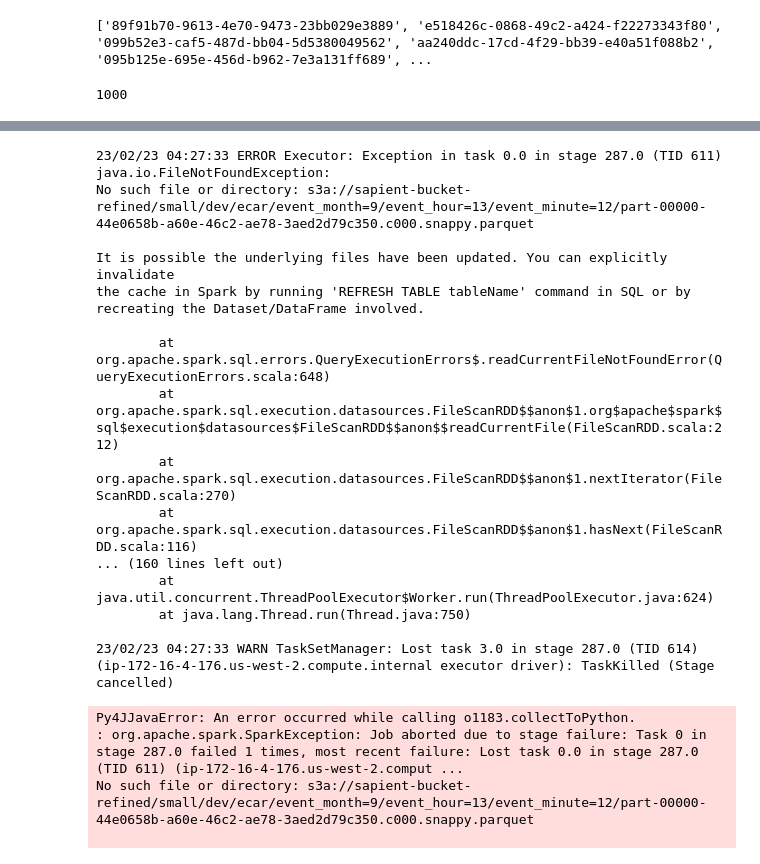
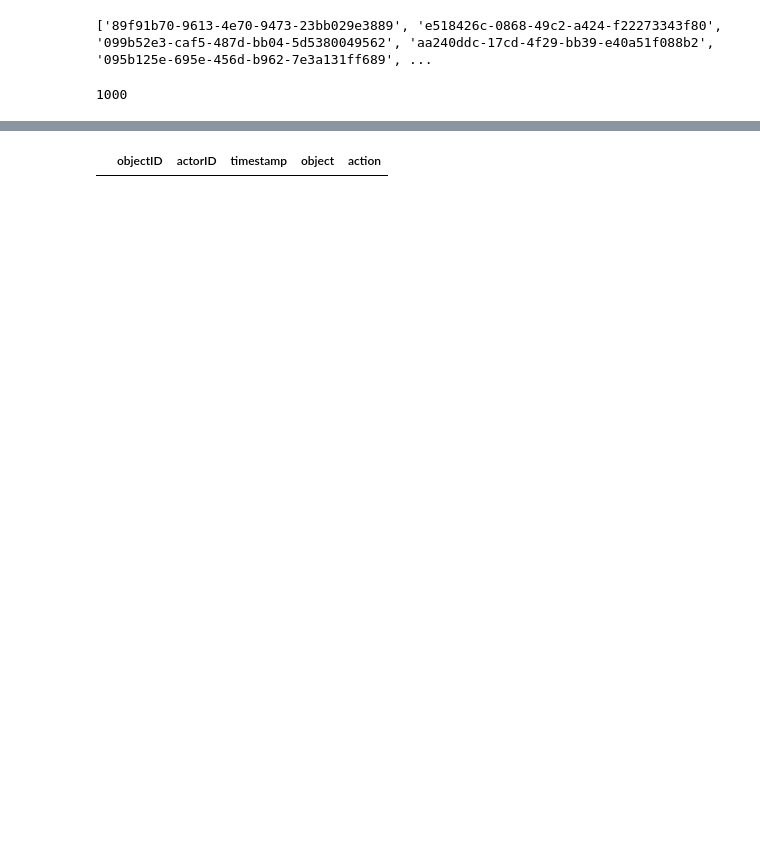
Before and after one commit to MBrend15/Public_Project_Repo, a Jupyter notebook: Build_Graph_2.ipynb, the cells around one changed output, grey strips where cells are left out. Cells and saved outputs as stored; diff of their text form; code cells hidden in the pictures; blank space fills up the shorter version.

```diff
--- a/Build_Graph_2.ipynb
+++ b/Build_Graph_2.ipynb
@@ -228,28 +173,8 @@ test_ID_arr[1].actorID
 # %%
 #k this is obvious now, i was seeing the first actor 0 times in objID because it was the first event
-df_vsmall.select(["objectID", "actorID","timestamp", "object","action"]).where(col("objectID") == test_ID_arr[1].actorID).toPandas()
+df_vsmall.select(["objectID", "actorID","timestamp", "object","action"]).where(col("objectID") == test_ID_arr[10].actorID).toPandas()
 # %% [output]
-23/02/23 04:27:33 ERROR Executor: Exception in task 0.0 in stage 287.0 (TID 611)
-java.io.FileNotFoundException:
-No such file or directory: s3a://sapient-bucket-refined/small/dev/ecar/event_month=9/event_hour=13/event_minute=12/part-00000-44e0658b-a60e-46c2-ae78-3aed2d79c350.c000.snappy.parquet
-
-It is possible the underlying files have been updated. You can explicitly invalidate
-the cache in Spark by running 'REFRESH TABLE tableName' command in SQL or by
-recreating the Dataset/DataFrame involved.
-
-        at org.apache.spark.sql.errors.QueryExecutionErrors$.readCurrentFileNotFoundError(QueryExecutionErrors.scala:648)
-        at org.apache.spark.sql.execution.datasources.FileScanRDD$$anon$1.org$apache$spark$sql$execution$datasources$FileScanRDD$$anon$$readCurrentFile(FileScanRDD.scala:212)
-        at org.apache.spark.sql.execution.datasources.FileScanRDD$$anon$1.nextIterator(FileScanRDD.scala:270)
-        at org.apache.spark.sql.execution.datasources.FileScanRDD$$anon$1.hasNext(FileScanRDD.scala:116)
-... (160 lines left out)
-        at java.util.concurrent.ThreadPoolExecutor$Worker.run(ThreadPoolExecutor.java:624)
-        at java.lang.Thread.run(Thread.java:750)
-
-23/02/23 04:27:33 WARN TaskSetManager: Lost task 3.0 in stage 287.0 (TID 614) (ip-172-16-4-176.us-west-2.compute.internal executor driver): TaskKilled (Stage cancelled)
-Py4JJavaError: An error occurred while calling o1183.collectToPython.
-: org.apache.spark.SparkException: Job aborted due to stage failure: Task 0 in stage 287.0 failed 1 times, most recent failure: Lost task 0.0 in stage 287.0 (TID 611) (ip-172-16-4-176.us-west-2.comput ...
-No such file or directory: s3a://sapient-bucket-refined/small/dev/ecar/event_month=9/event_hour=13/event_minute=12/part-00000-44e0658b-a60e-46c2-ae78-3aed2d79c350.c000.snappy.parquet
-
+|  | objectID | actorID | timestamp | object | action |
 # %%
 #k this is obvious now, i was seeing the first actor 0 times in objID because it was the first event
 df_vsmall.select(["objectID", "actorID","timestamp", "object","action"]).where(col("objectID") == test_ID_arr[2].actorID).toPandas()
```
Also changed, not shown: parts of 33 cells of this notebook, 2 other files.
